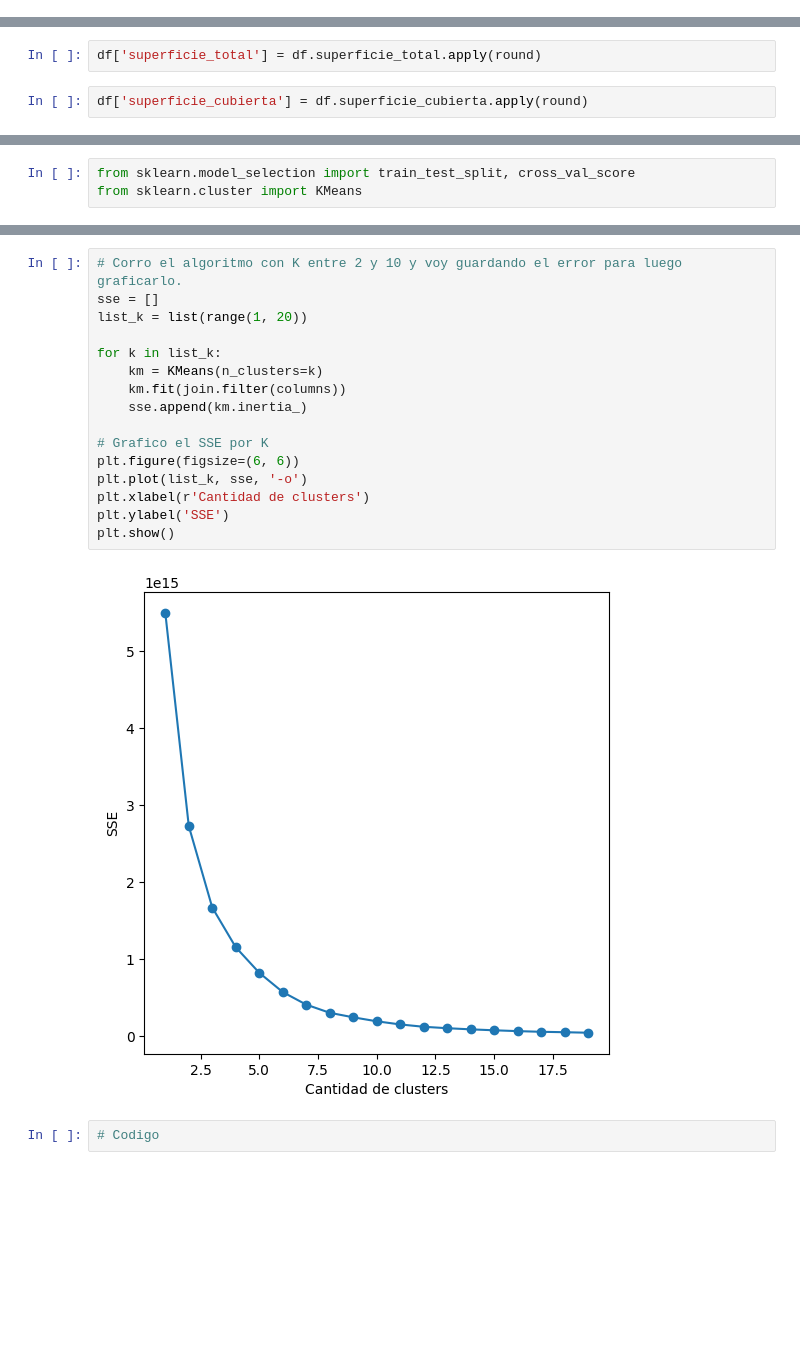
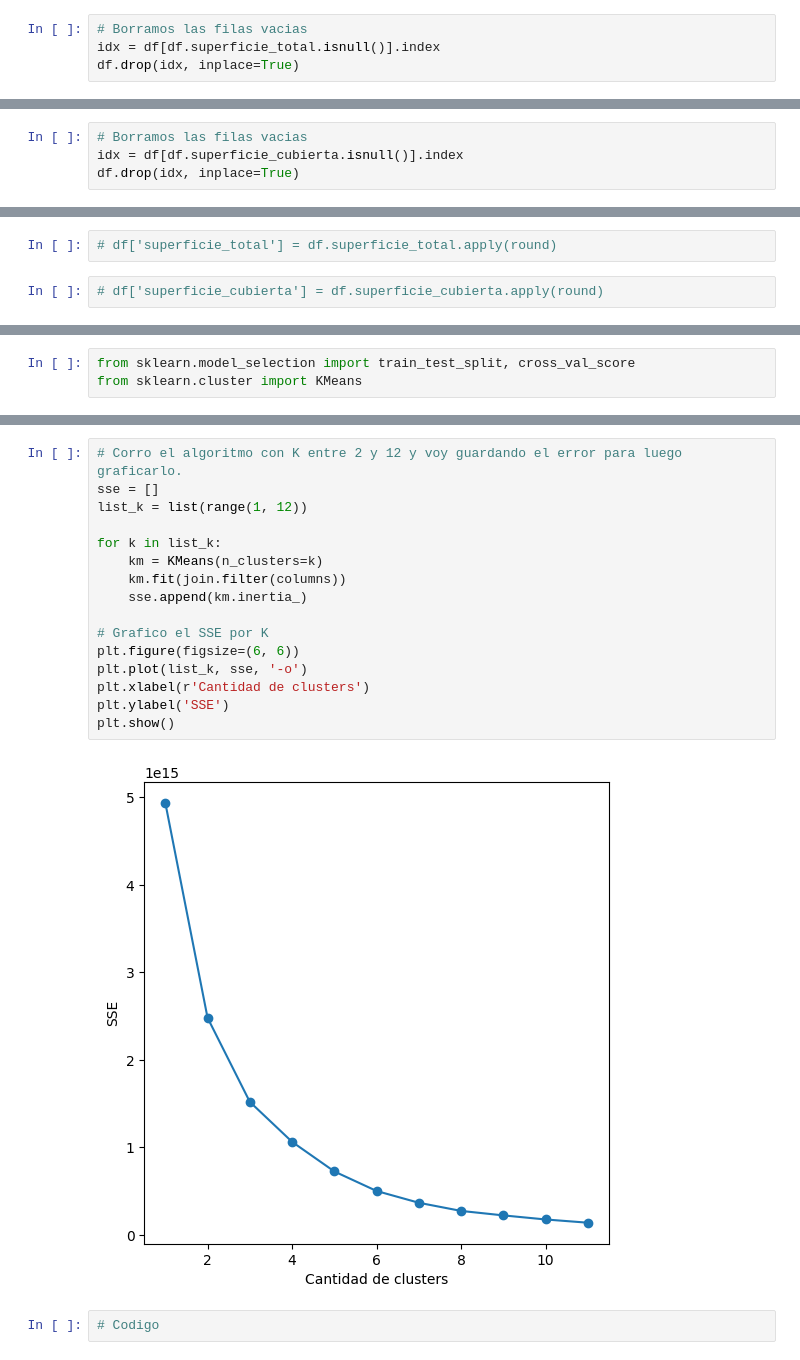
Before and after one commit to napoli-lucia/7506-Organizacion-de-Datos-TPs, a Jupyter notebook: 7506R_TP1_GRUPO18_ENTREGA_N1.ipynb, the cells around one changed output, grey strips where cells are left out. Cells and saved outputs as stored; diff of their text form; blank space fills up the shorter version.

Commit message:
reemplazo de imputacion por regresion lineal por borrado de los datos nulos en las features de superficie, y cambios menores

```diff
--- a/7506R_TP1_GRUPO18_ENTREGA_N1.ipynb
+++ b/7506R_TP1_GRUPO18_ENTREGA_N1.ipynb
@@ -1429,6 +1430,10 @@ filas_totales = df.shape[0]
 print(f"El feature Superficie Total tiene: {round(sup_total_nan / filas_totales * 100, 3)} % filas nulas")
 # %% [output]
 El feature Superficie Total tiene: 4.916 % filas nulas
+# %%
+# Borramos las filas vacias
+idx = df[df.superficie_total.isnull()].index
+df.drop(idx, inplace=True)
 # %%
 # Vemos si hay valores negativos
 (df.superficie_total <= 0).any()
@@ -1451,3 +1456,7 @@ El feature Superficie Cubierta tiene: 3.394 % filas nulas
+# %%
+# Borramos las filas vacias
+idx = df[df.superficie_cubierta.isnull()].index
+df.drop(idx, inplace=True)
 # %%
 # Vemos si hay valores negativos
 (df.superficie_cubierta <= 0).any()
@@ -1596,5 +1601,5 @@ df.loc[(df["tipo"] == "PH"), columns] = phs
 # %%
-df['superficie_total'] = df.superficie_total.apply(round)
+# df['superficie_total'] = df.superficie_total.apply(round)
 # %%
-df['superficie_cubierta'] = df.superficie_cubierta.apply(round)
+# df['superficie_cubierta'] = df.superficie_cubierta.apply(round)
 # %%
@@ -1751,21 +1738,21 @@ hopkins(join.filter(columns), join.shape[0])
 # %%
-# Corro el algoritmo con K entre 2 y 10 y voy guardando el error para luego graficarlo.
+# Corro el algoritmo con K entre 2 y 12 y voy guardando el error para luego graficarlo.
 sse = []
-list_k = list(range(1, 20))
+list_k = list(range(1, 12))
 
 for k in list_k:
     km = KMeans(n_clusters=k)
     km.fit(join.filter(columns))
     sse.append(km.inertia_)
 
 # Grafico el SSE por K
 plt.figure(figsize=(6, 6))
 plt.plot(list_k, sse, '-o')
 plt.xlabel(r'Cantidad de clusters')
 plt.ylabel('SSE')
 plt.show()
 # %% [output]
-[figure, old version]
+[figure, new version]
 # %%
 # Codigo
 # %% [markdown]
```
Also changed, not shown: parts of 37 cells of this notebook.
